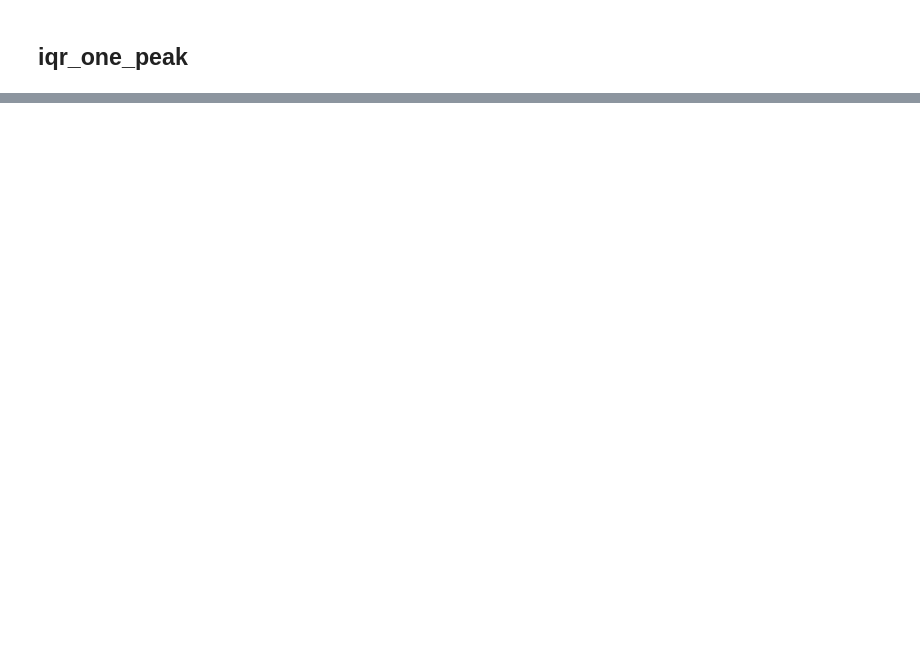
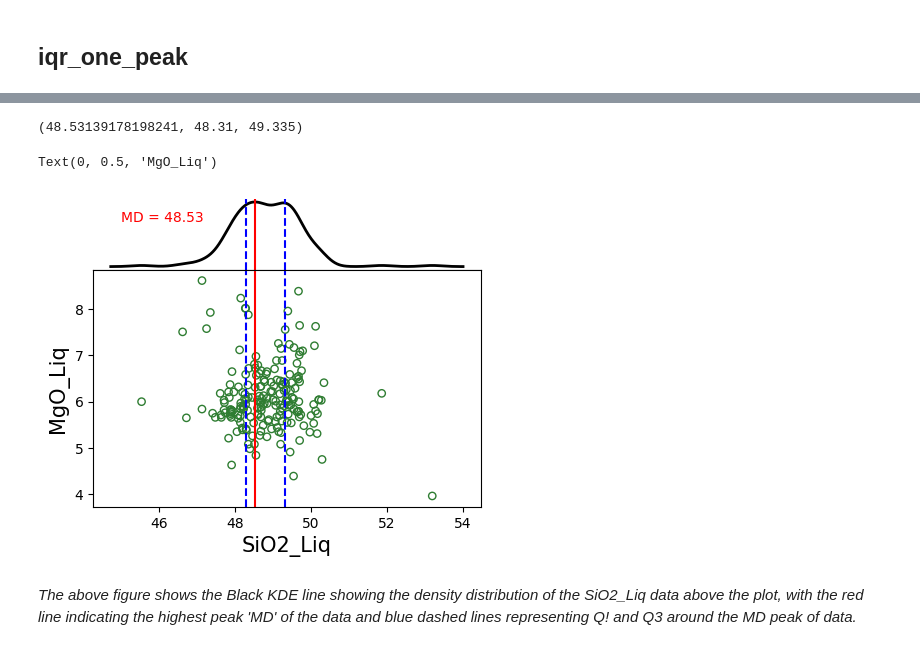
Before and after one commit to lydwhitt7/Lydwhitt_tools, a Jupyter notebook: src/lydwhitt_tools/examples/KDE.ipynb, the cells around one changed output, grey strips where cells are left out. Saved outputs shown, nothing was run; the diff lists cells and outputs as text; code cells hidden in the pictures; blank space fills up the shorter version.

```diff
--- a/src/lydwhitt_tools/examples/KDE.ipynb
+++ b/src/lydwhitt_tools/examples/KDE.ipynb
@@ -88,0 +189,33 @@ lwt.MD(kde_df['x'], kde_df['y'], z=False)
+# %%
+IQR = iqr_one_peak(df, 'SiO2_Liq', z=0)
+IQR[0], IQR[1], IQR[2]
+# %% [output]
+(48.53139178198241, 48.31, 49.335)
+# %%
+fig = plt.figure(figsize=(5, 4))  # wider figure
+gs = gridspec.GridSpec(2, 1, width_ratios=[1], height_ratios=[0.3, 1], hspace=0, wspace=0)
+ax1 = fig.add_subplot(gs[0])
+ax2 = fig.add_subplot(gs[1], sharex=ax1)
+
+ax1.spines['left'].set_visible(False)
+ax1.spines['top'].set_visible(False)
+ax1.spines['right'].set_visible(False)
+ax1.tick_params(axis='y', left=False, labelleft=False)
+
+ax1.plot(kde_df['x'], kde_df['y'], color='k', linewidth=2)
+ax1.axvline(kde_MD, color = 'red')
+ax1.axvline(IQR[1], color = 'blue', linestyle='--')
+ax1.axvline(IQR[2], color = 'blue', linestyle='--')
+ax1.text(45, 0.3, f"MD = {kde_MD:.2f}", color='red')
+ax2.scatter(df['SiO2_Liq'], df['MgO_Liq'], marker= 'o', edgecolors= '#2f7d32', s=28, facecolors='none')
+ax2.axvline(kde_MD, color = 'red')
+ax2.axvline(IQR[1], color = 'blue', linestyle='--')
+ax2.axvline(IQR[2], color = 'blue', linestyle='--')
+
+ax2.set_xlabel('SiO2_Liq', fontsize=15)
+ax2.set_ylabel('MgO_Liq', fontsize=15)
+# %% [output]
+Text(0, 0.5, 'MgO_Liq')
+[figure, added]
+# %% [markdown]
+<i> The above figure shows the Black KDE line showing the density distribution of the SiO2_Liq data above the plot, with the red line indicating the highest peak 'MD' of the data and blue dashed lines representing Q! and Q3 around the MD peak of data.
```
Also changed, not shown: parts of 11 cells of this notebook, 1 other file.
